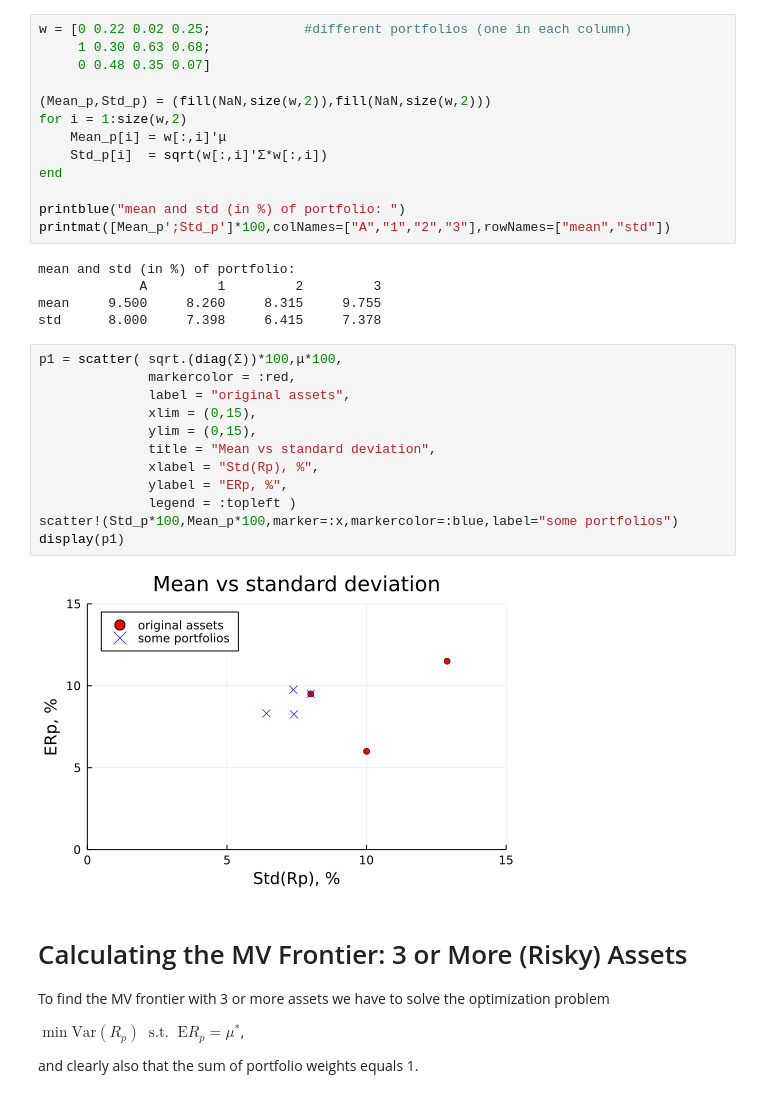
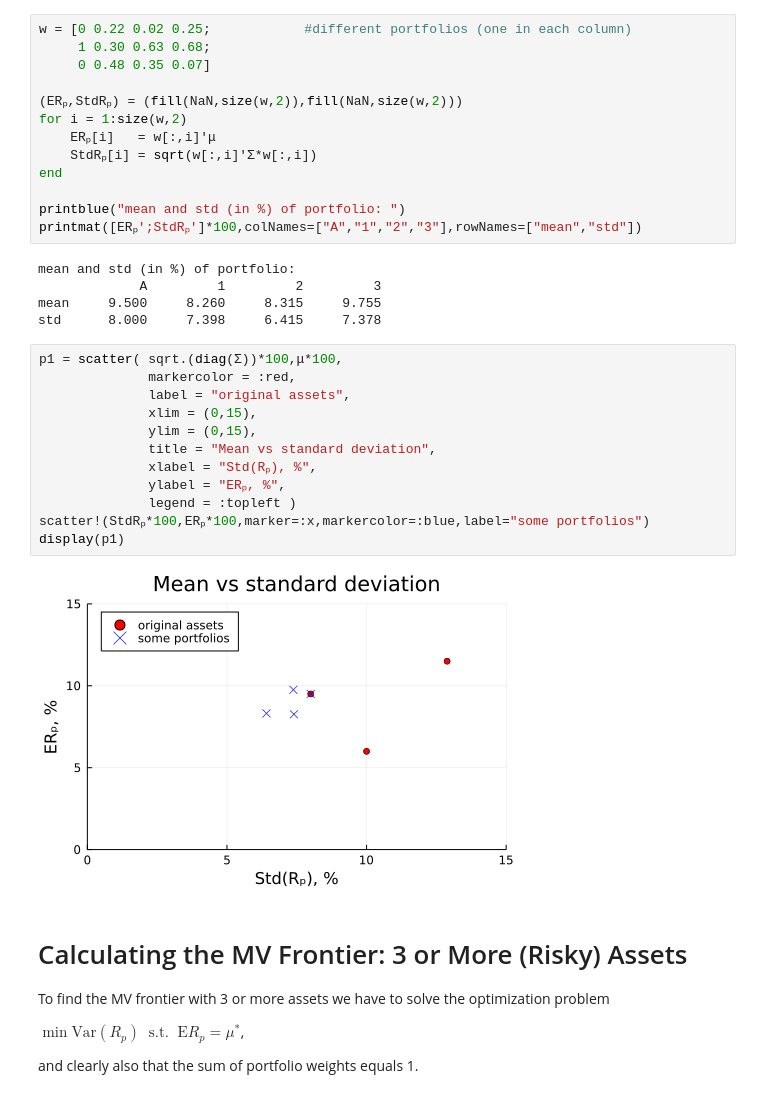
Before and after one commit to PaulSoderlind/FinancialTheoryMSc, a Jupyter notebook: Ch03_MeanVariance.ipynb, the cells around one changed output. Saved outputs shown, nothing was run; the diff lists cells and outputs as text.

```diff
--- a/Ch03_MeanVariance.ipynb
+++ b/Ch03_MeanVariance.ipynb
@@ -124,14 +124,14 @@ w = [0 0.22 0.02 0.25;            #different portfolios (one in each column)
      1 0.30 0.63 0.68;
      0 0.48 0.35 0.07]
 
-(Mean_p,Std_p) = (fill(NaN,size(w,2)),fill(NaN,size(w,2)))
+(ERₚ,StdRₚ) = (fill(NaN,size(w,2)),fill(NaN,size(w,2)))
 for i = 1:size(w,2)
-    Mean_p[i] = w[:,i]'μ
-    Std_p[i]  = sqrt(w[:,i]'Σ*w[:,i])
+    ERₚ[i]   = w[:,i]'μ
+    StdRₚ[i] = sqrt(w[:,i]'Σ*w[:,i])
 end
 
 printblue("mean and std (in %) of portfolio: ")
-printmat([Mean_p';Std_p']*100,colNames=["A","1","2","3"],rowNames=["mean","std"])
+printmat([ERₚ';StdRₚ']*100,colNames=["A","1","2","3"],rowNames=["mean","std"])
 # %% [output]
 mean and std (in %) of portfolio:
              A         1         2         3
@@ -140,17 +140,17 @@ std      8.000     7.398     6.415     7.378
 # %%
 p1 = scatter( sqrt.(diag(Σ))*100,μ*100,
               markercolor = :red,
               label = "original assets",
               xlim = (0,15),
               ylim = (0,15),
               title = "Mean vs standard deviation",
-              xlabel = "Std(Rp), %",
-              ylabel = "ERp, %",
+              xlabel = "Std(Rₚ), %",
+              ylabel = "ERₚ, %",
               legend = :topleft )
-scatter!(Std_p*100,Mean_p*100,marker=:x,markercolor=:blue,label="some portfolios")
+scatter!(StdRₚ*100,ERₚ*100,marker=:x,markercolor=:blue,label="some portfolios")
 display(p1)
 # %% [output]
-[figure, old version]
+[figure, new version]
 # %% [markdown]
 # Calculating the MV Frontier: 3 or More (Risky) Assets
 
```
Also changed, not shown: parts of 9 cells of this notebook, 12 other files.
